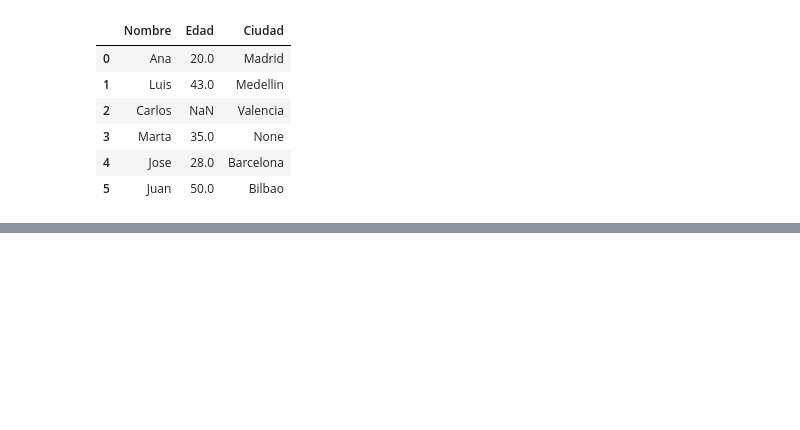
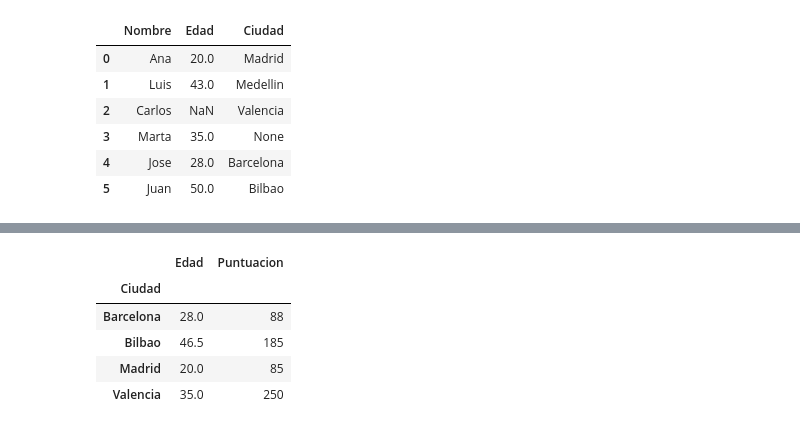
Before and after one commit to lflondo/PythonAnalisisDatos, a Jupyter notebook: AnalisisDatos.ipynb, the cells around one changed output, grey strips where cells are left out. Cells and saved outputs as stored; diff of their text form; code cells hidden in the pictures; blank space fills up the shorter version.

```diff
--- a/AnalisisDatos.ipynb
+++ b/AnalisisDatos.ipynb
@@ -226,0 +261,16 @@ df_renombrado
+# %%
+#Calcular la suma de las edades y la puntuacion por ciudad
+aggregated_data= groupped.agg(
+    {
+        "Edad": "mean",
+        "Puntuacion": "sum"
+    }
+)
+aggregated_data
+# %% [output]
+|  | Edad | Puntuacion |
+| Ciudad |  |  |
+| Barcelona | 28.0 | 88 |
+| Bilbao | 46.5 | 185 |
+| Madrid | 20.0 | 85 |
+| Valencia | 35.0 | 250 |
```
Also changed, not shown: parts of 6 cells of this notebook.
